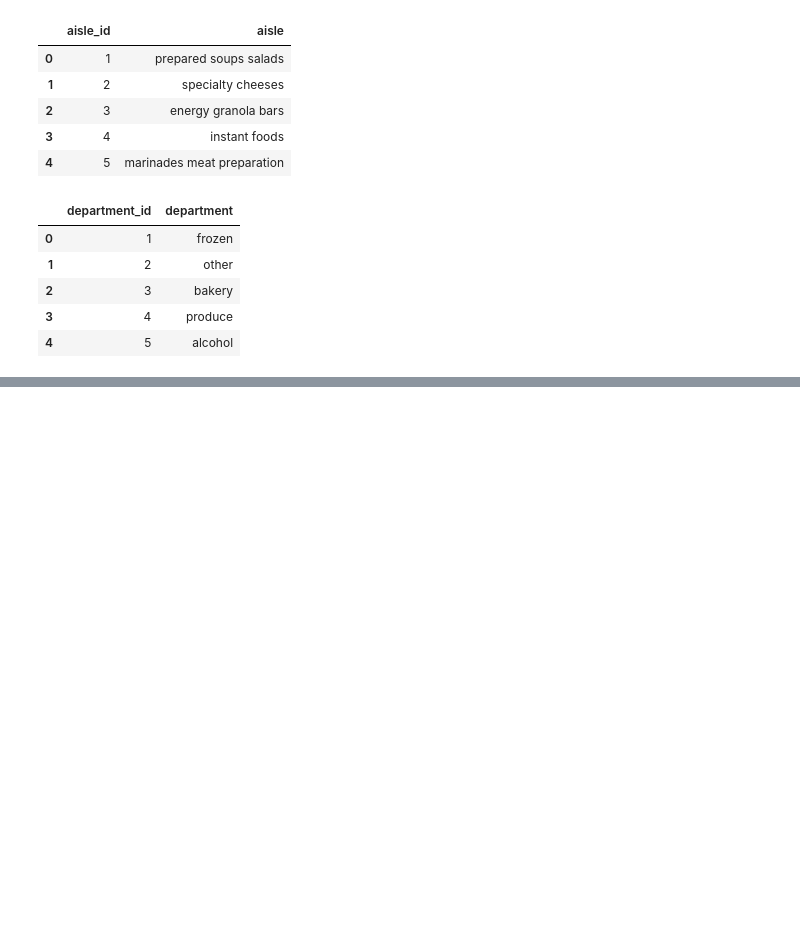
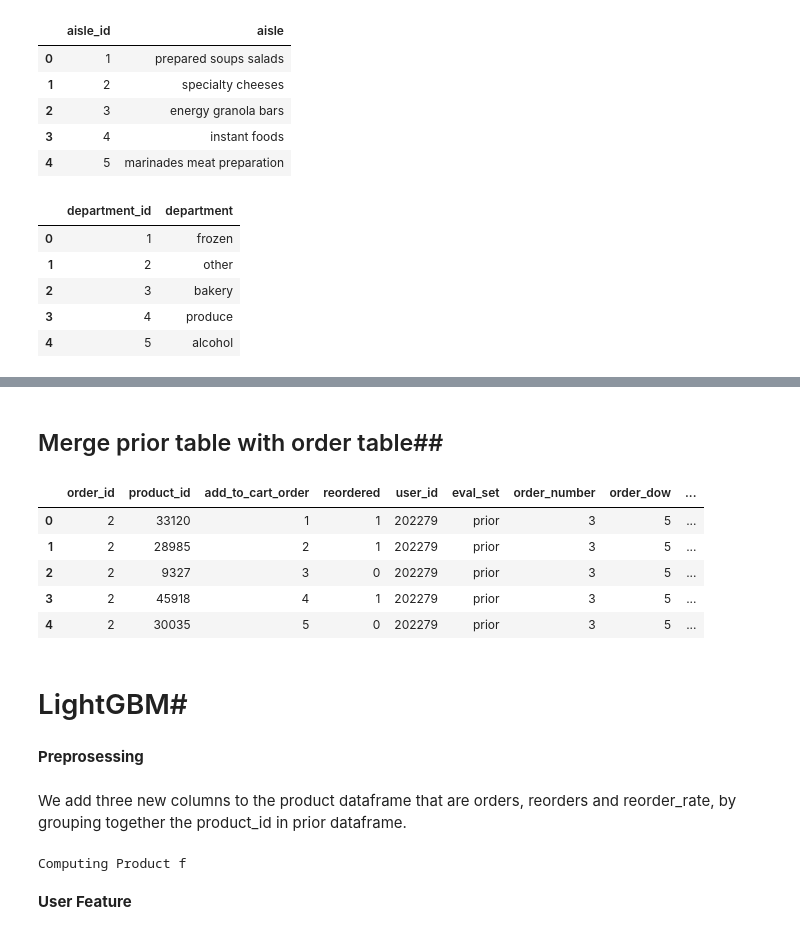
Before and after one commit to chenqiuc/6105FinalProject, a Jupyter notebook: goal1.ipynb, the cells around one changed output, grey strips where cells are left out. Saved outputs shown, nothing was run; the diff lists cells and outputs as text; code cells hidden in the pictures; blank space fills up the shorter version.

Commit message:
added lightGBM algorithms

```diff
--- a/goal1.ipynb
+++ b/goal1.ipynb
@@ -16,8 +17,8 @@ aisles = pd.read_csv('aisles.csv')
 depts = pd.read_csv('departments.csv')
 orders = pd.read_csv('orders.csv')
 products = pd.read_csv('products.csv')
-op_prior = pd.read_csv('order_products__prior.csv')
-op_train = pd.read_csv('order_products__train.csv')
+prior = pd.read_csv('order_products__prior.csv')
+train = pd.read_csv('order_products__train.csv')
 # %% [markdown]
 ## Data cleaning##
 # %% [markdown]
@@ -133,0 +71,39 @@ http://pandas.pydata.org/pandas-docs/stable/indexing.html#ix-indexer-is-deprecat
+# %% [markdown]
+## Merge prior table with order table##
+# %%
+orders.set_index('order_id', inplace=True, drop=False)
+prior = prior.join(orders, on='order_id', rsuffix='_')
+prior.drop('order_id_', inplace=True, axis=1)
+prior.head()
+# %% [output]
+|  | order_id | product_id | add_to_cart_order | reordered | user_id | eval_set | order_number | order_dow | ... |
+| 0 | 2 | 33120 | 1 | 1 | 202279 | prior | 3 | 5 | ... |
+| 1 | 2 | 28985 | 2 | 1 | 202279 | prior | 3 | 5 | ... |
+| 2 | 2 | 9327 | 3 | 0 | 202279 | prior | 3 | 5 | ... |
+| 3 | 2 | 45918 | 4 | 1 | 202279 | prior | 3 | 5 | ... |
+| 4 | 2 | 30035 | 5 | 0 | 202279 | prior | 3 | 5 | ... |
+# %% [markdown]
+# LightGBM#
+# %% [markdown]
+**Preprosessing**
+# %% [markdown]
+We add three new columns to the product dataframe that are orders, reorders and reorder_rate, by grouping together the product_id in prior dataframe.
+# %%
+print("Computing Product f")
+prods = pd.DataFrame()
+# order nums of the product
+prods['orders'] = prior.groupby(prior.product_id).size().astype(np.int32)
+# reorder times
+prods['reorders'] = prior['reordered'].groupby(prior.product_id).sum().astype(np.int32)
+# reorder rate
+prods['reorder_rate'] = (prods.reorders/prods.orders).astype(np.float32)
+
+# join products with prods
+products = products.join(prods, on='product_id')
+products.set_index('product_id', drop=False, inplace=True)
+products.head()
+del prods
+# %% [output]
+Computing Product f
+# %% [markdown]
+**User Feature**
```
Also changed, not shown: parts of 33 cells of this notebook.
